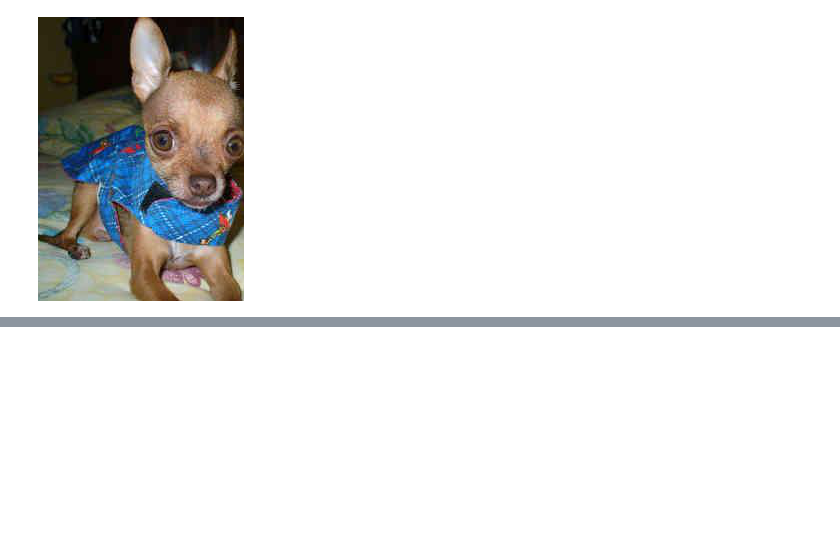
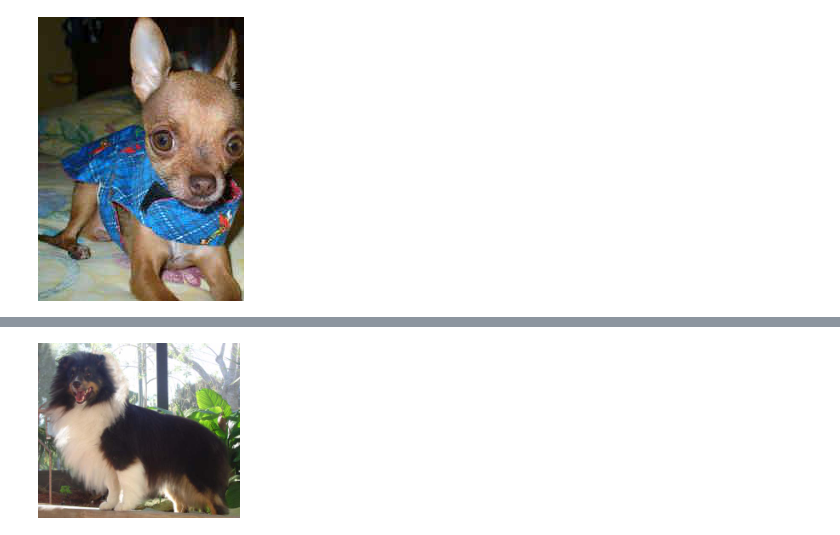
Before and after one commit to ZombieSocrates/ml-udacity-capstone, a Jupyter notebook: 1-Data_Exploration_Preprocessing.ipynb, the cells around one changed output, grey strips where cells are left out. Cells and saved outputs as stored; diff of their text form; code cells hidden in the pictures; blank space fills up the shorter version.

```diff
--- a/1-Data_Exploration_Preprocessing.ipynb
+++ b/1-Data_Exploration_Preprocessing.ipynb
@@ -364,14 +369,22 @@ get_image_path(file_name_arr = train_file_list['file_list'].flatten()[0],
 # %% [output]
 True
 # %%
+# Refactored into preprocess.py with docstrings
+
 def extract_bbox_coords(annot_path):
     with open(annot_path, "r") as fd:
         raw_xml = xmltodict.parse(fd.read())
-    box = raw_xml["annotation"]["object"]["bndbox"]
-    left = int(box["xmin"])
-    upper = int(box["ymin"])
-    right = int(box["xmax"])
-    lower = int(box["ymax"])
+    coord_info = raw_xml["annotation"]["object"]
+    if isinstance(coord_info, list):
+        return [coord_tuple(v["bndbox"]) for v in coord_info]
+    return coord_tuple(coord_info["bndbox"])
+
+
+def coord_tuple(bbox_dict):
+    left = int(bbox_dict["xmin"])
+    upper = int(bbox_dict["ymin"])
+    right = int(bbox_dict["xmax"])
+    lower = int(bbox_dict["ymax"])
     return (left, upper, right, lower)
 # %% [markdown]
 This is a horrifying chihuaua...
@@ -392,0 +658,3 @@ display(Image.open(foo_img).crop(box = extract_bbox_coords(foo_annot)))
+# %%
+err_annot = pathlib.Path("data/Annotation/n02105855-Shetland_sheepdog/n02105855_2933")
+err_bbox = extract_bbox_coords(err_annot)
@@ -392,0 +673,4 @@ display(Image.open(foo_img).crop(box = extract_bbox_coords(foo_annot)))
+# %%
+display(Image.open(err_img).crop(box = err_bbox))
+# %% [output]
+[figure, added]
```
Also changed, not shown: parts of 40 cells of this notebook, 2 other files.
